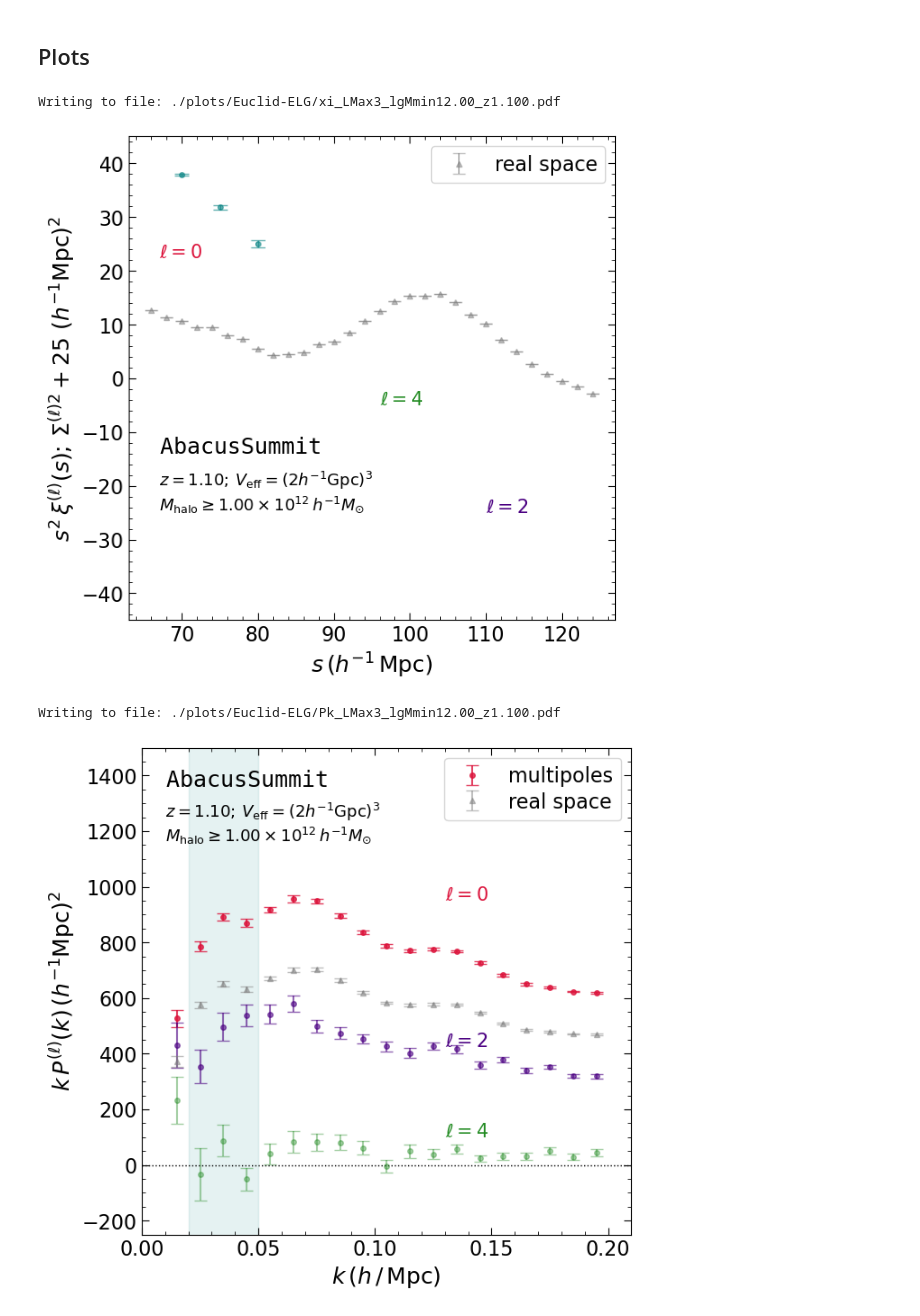
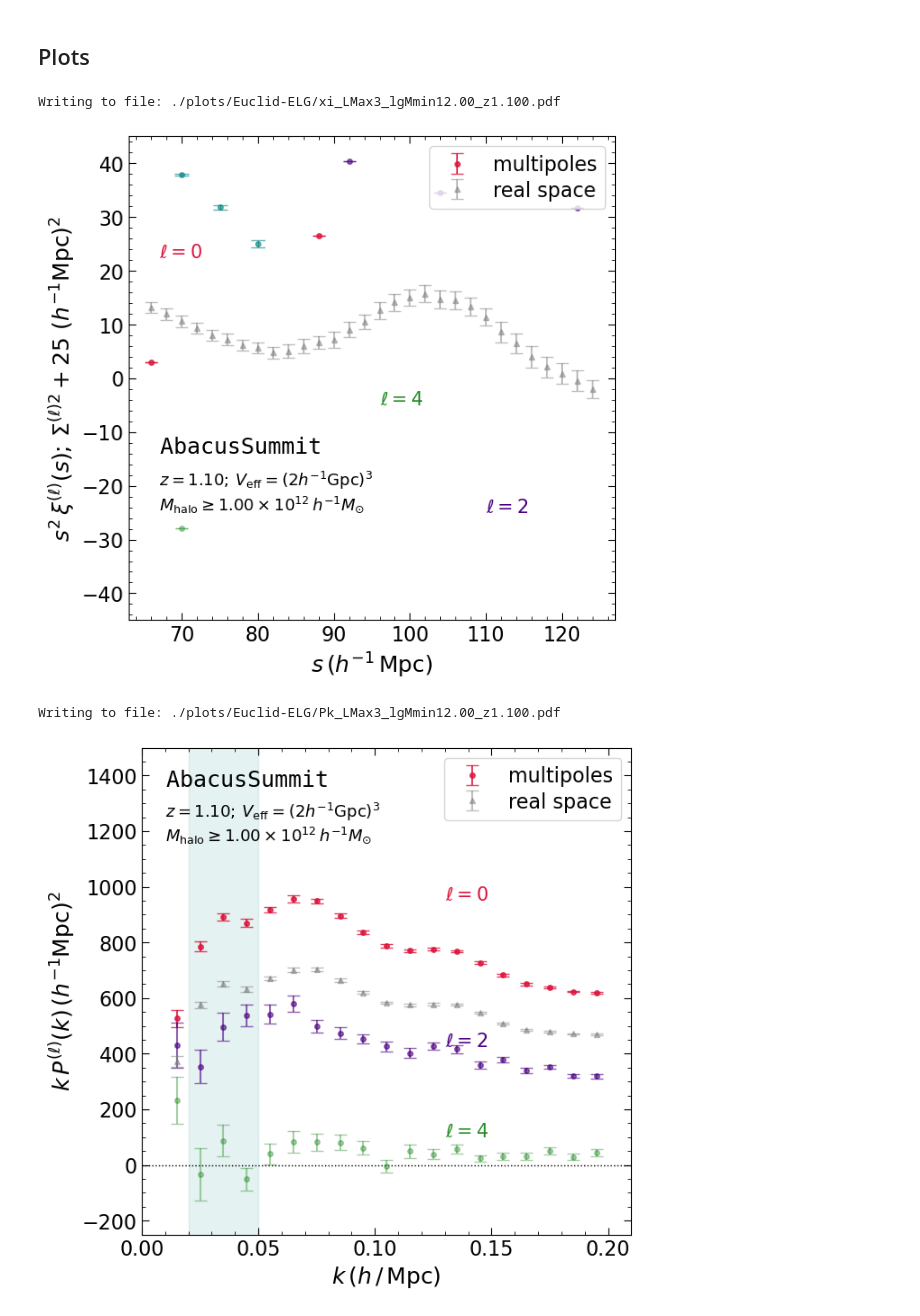
Before and after one commit to a-paranjape/zeldovich-smearing, a Jupyter notebook: examples/Pairwise_Visualize_Abacus.ipynb, the cells around one changed output. Cells and saved outputs as stored; diff of their text form; code cells hidden in the pictures.

```diff
--- a/examples/Pairwise_Visualize_Abacus.ipynb
+++ b/examples/Pairwise_Visualize_Abacus.ipynb
@@ -177,10 +177,10 @@ if Include_Sig2Obs:
     ylabel += '$;\\,\\Sigma^{{(\\ell)2}}+{0:.0f}$'.format(off_vert)
 ylabel += '$\\,\\,(h^{{-1}}{{\\rm Mpc}})^{{2}}$'
 plt.ylabel(ylabel)
-# for L in range(L_Max):
-#     data_label = 'multipoles' if L==0 else None
-#     plt.errorbar(scales,scales**2*xi[L],yerr=scales**2*err_xi[L],
-#                  c=cols[L],ls='none',capsize=5,marker='o',markersize=4,alpha=1-0.2*(L+1),label=data_label)
+for L in range(L_Max):
+    data_label = 'multipoles' if L==0 else None
+    plt.errorbar(scales,scales**2*xi[L],yerr=scales**2*err_xi[L],
+                 c=cols[L],ls='none',capsize=5,marker='o',markersize=4,alpha=1-0.2*(L+1),label=data_label)
 plt.errorbar(scales_real,scales_real**2*xi_real,yerr=scales_real**2*err_xi_real,
              c='gray',ls='none',capsize=5,marker='^',markersize=4,alpha=0.5,label='real space')
 
@@ -224,33 +224,33 @@ if Include_Sig2Obs:
                      c=cols[L],ls='none',capsize=5,marker='o',markersize=4,alpha=1-0.2*(L+1),label=data_label)
     # khfac = 1+2*0.2/3+0.2**2/5
     plt.errorbar(Pk_real[0],Pk_real[0]*Pk_real[1],yerr=Pk_real[0]*Pk_real[2],
                  c='gray',ls='none',capsize=5,marker='^',markersize=4,alpha=0.5,label='real space')
     plt.axhline(0.0,c='k',ls=':',lw=1)
     yvals = np.linspace(-5000/YFac,5000/YFac,10)
     plt.fill_betweenx(yvals,K_Max*np.ones_like(yvals),K_Min*np.ones_like(yvals),color='teal',alpha=0.1)
     plt.legend(loc='upper right')
     plt.minorticks_on()
 
     plt.text(0.01,2720/YFac,'$\\tt{{AbacusSummit}}$',fontsize=FS)
     plt.text(0.01,2500/YFac,zV_text,fontsize=FS3)
     mmin_expo = 12.0 if Redshift > 0.5 else 13.0
     mmin_absc = M_min/10**mmin_expo
     mmin_text = '$M_{{\\rm halo}} \\geq {0:.2f}\\times 10^{{{1:.0f}}}\\, h^{{-1}}M_{{\\odot}}$'.format(mmin_absc,mmin_expo)
     plt.text(0.01,2330/YFac,mmin_text,fontsize=FS3)
 
     plt.text(0.13,1900/YFac,'$\ell = 0$',fontsize=FS2,c=cols[0])
     if L_Max > 1:
         plt.text(0.13,850/YFac,'$\ell = 2$',fontsize=FS2,c=cols[1])
         if L_Max == 3:
             plt.text(0.13,200/YFac,'$\ell = 4$',fontsize=FS2,c=cols[2])
 
     if Save_Fig:
         Pk_Plot_File = Plots_Dir + File_Stem_Pk + '.pdf'
         print('Writing to file: '+Pk_Plot_File)
         plt.savefig(Pk_Plot_File,bbox_inches='tight')
     plt.show()
 # %% [output]
 Writing to file: ./plots/Euclid-ELG/xi_LMax3_lgMmin12.00_z1.100.pdf
-[figure, old version]
+[figure, new version]
 Writing to file: ./plots/Euclid-ELG/Pk_LMax3_lgMmin12.00_z1.100.pdf
 [figure]
```
Also changed, not shown: 2 other files.
